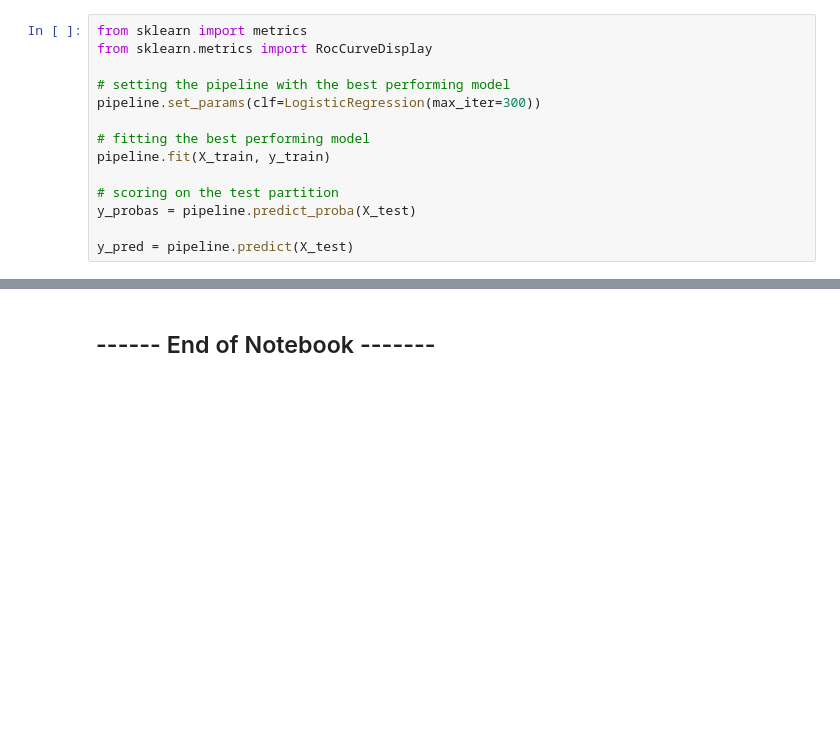
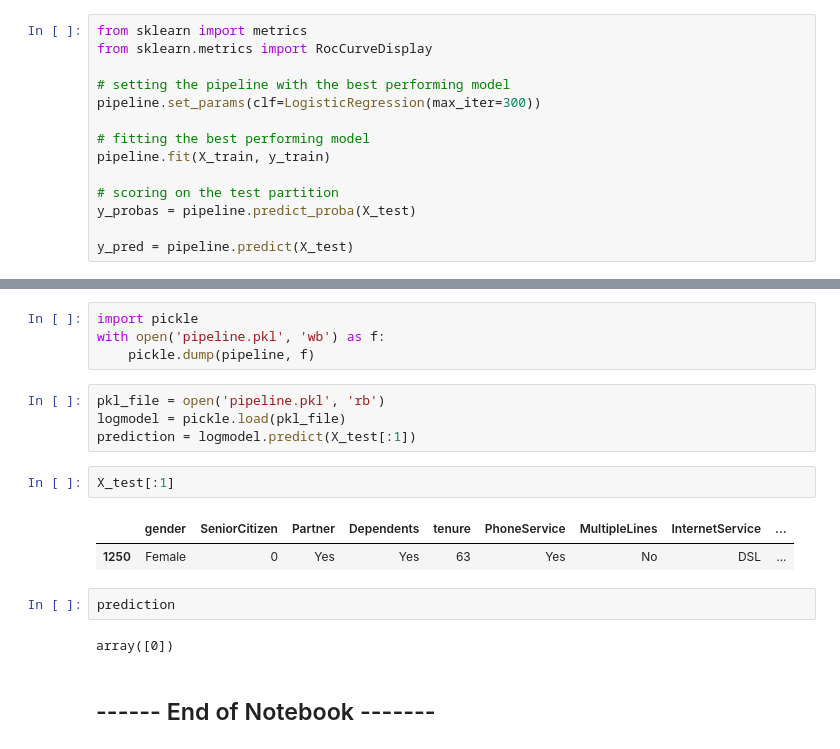
Before and after one commit to RDavidsen/churn_case, a Jupyter notebook: Churn_prediction.ipynb, the cells around one changed output, grey strips where cells are left out. Cells and saved outputs as stored; diff of their text form; blank space fills up the shorter version.

```diff
--- a/Churn_prediction.ipynb
+++ b/Churn_prediction.ipynb
@@ -255,2 +287,19 @@ PartialDependenceDisplay.from_estimator(pipeline, X_train, ["MonthlyCharges", "T
+# %%
+import pickle
+with open('pipeline.pkl', 'wb') as f:
+    pickle.dump(pipeline, f)
+# %%
+pkl_file = open('pipeline.pkl', 'rb')
+logmodel = pickle.load(pkl_file)
+prediction = logmodel.predict(X_test[:1])
+# %%
+X_test[:1]
+# %% [output]
+|  | gender | SeniorCitizen | Partner | Dependents | tenure | PhoneService | MultipleLines | InternetService | ... |
+| 1250 | Female | 0 | Yes | Yes | 63 | Yes | No | DSL | ... |
+# %%
+prediction
+# %% [output]
+array([0])
 # %% [markdown]
 ## ------ End of Notebook -------
```
Also changed, not shown: parts of 24 cells of this notebook, 5 other files.
